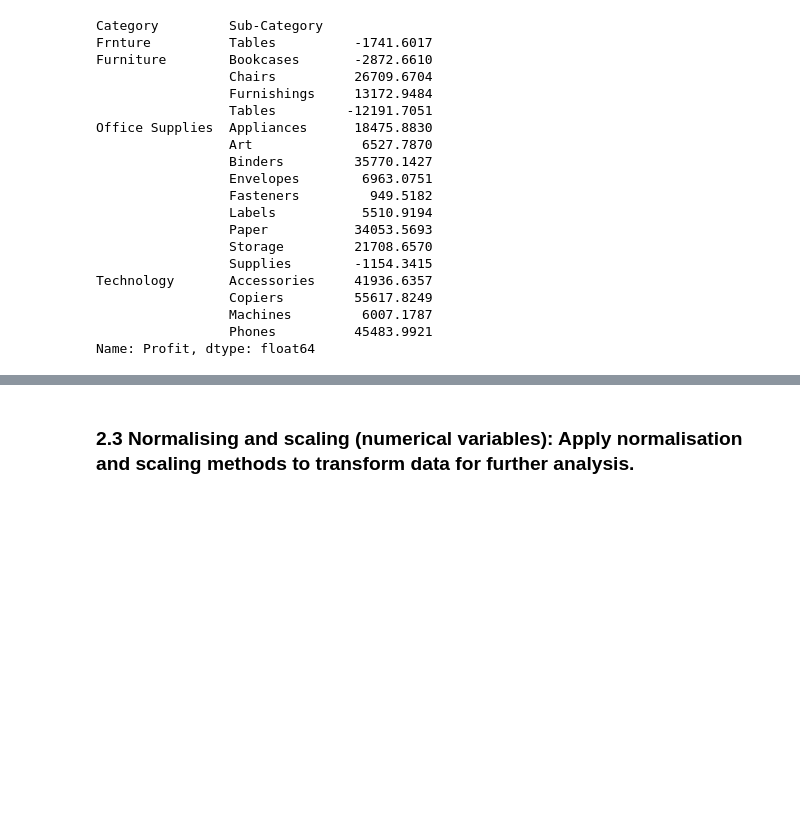
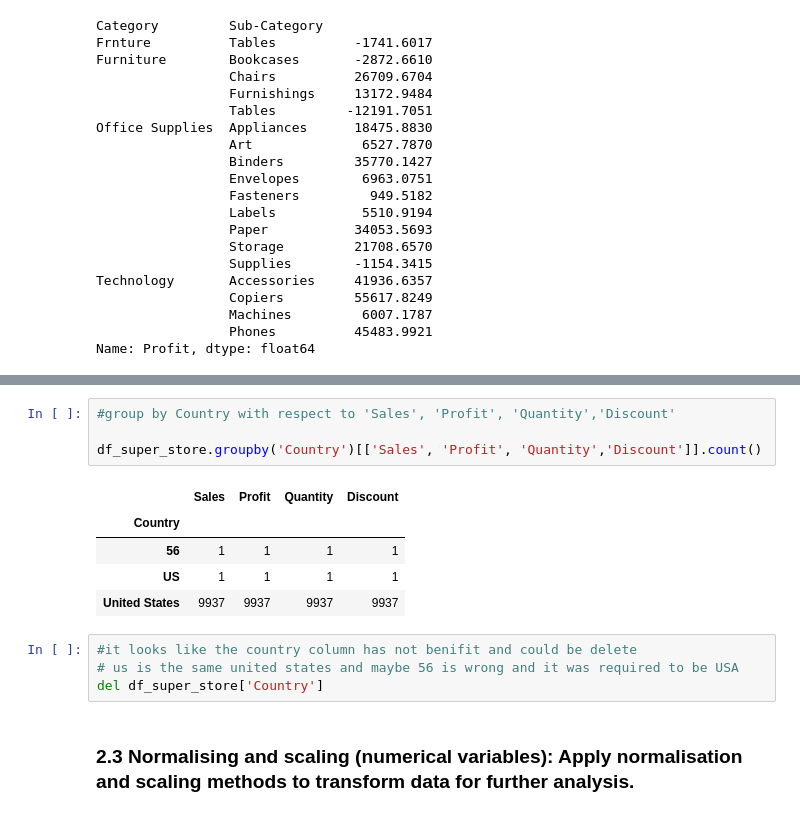
Before and after one commit to engmohamedsalah/AIMaster-Training, a Jupyter notebook: Building_an_AI_based_Application.ipynb, the cells around one changed output, grey strips where cells are left out. Saved outputs shown, nothing was run; the diff lists cells and outputs as text; blank space fills up the shorter version.

```diff
--- a/Building_an_AI_based_Application.ipynb
+++ b/Building_an_AI_based_Application.ipynb
@@ -579,3 +618,17 @@ Name: Profit, dtype: float64
+# %%
+#group by Country with respect to 'Sales', 'Profit', 'Quantity','Discount'
+
+df_super_store.groupby('Country')[['Sales', 'Profit', 'Quantity','Discount']].count()
+# %% [output]
+|  | Sales | Profit | Quantity | Discount |
+| Country |  |  |  |  |
+| 56 | 1 | 1 | 1 | 1 |
+| US | 1 | 1 | 1 | 1 |
+| United States | 9937 | 9937 | 9937 | 9937 |
+# %%
+#it looks like the country column has not benifit and could be delete
+# us is the same united states and maybe 56 is wrong and it was required to be USA
+del df_super_store['Country']
 # %% [markdown]
 ### 2.3 Normalising and scaling (numerical variables): Apply normalisation and scaling methods to transform data for further analysis.
 # %%
```
Also changed, not shown: parts of 15 cells of this notebook.
